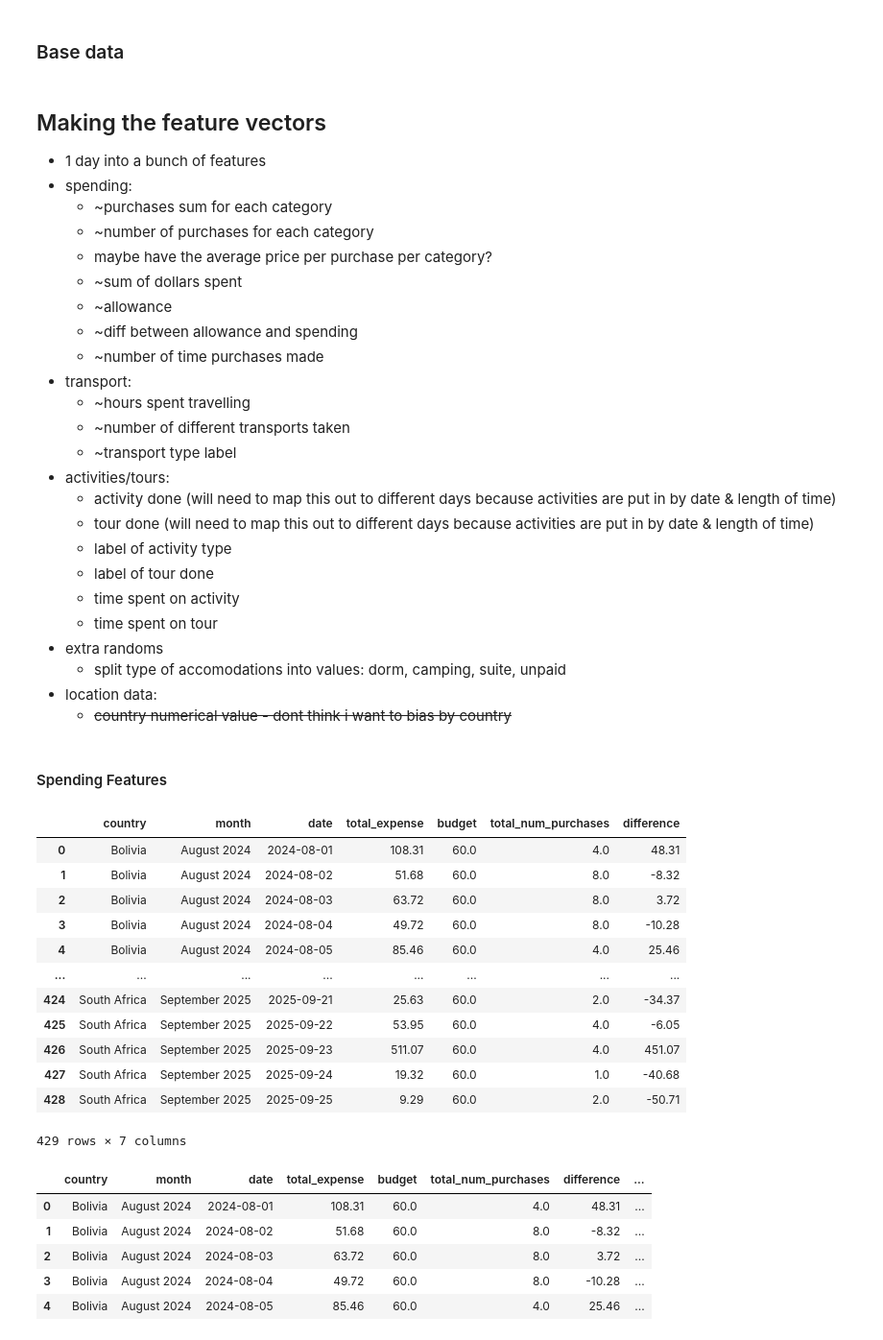
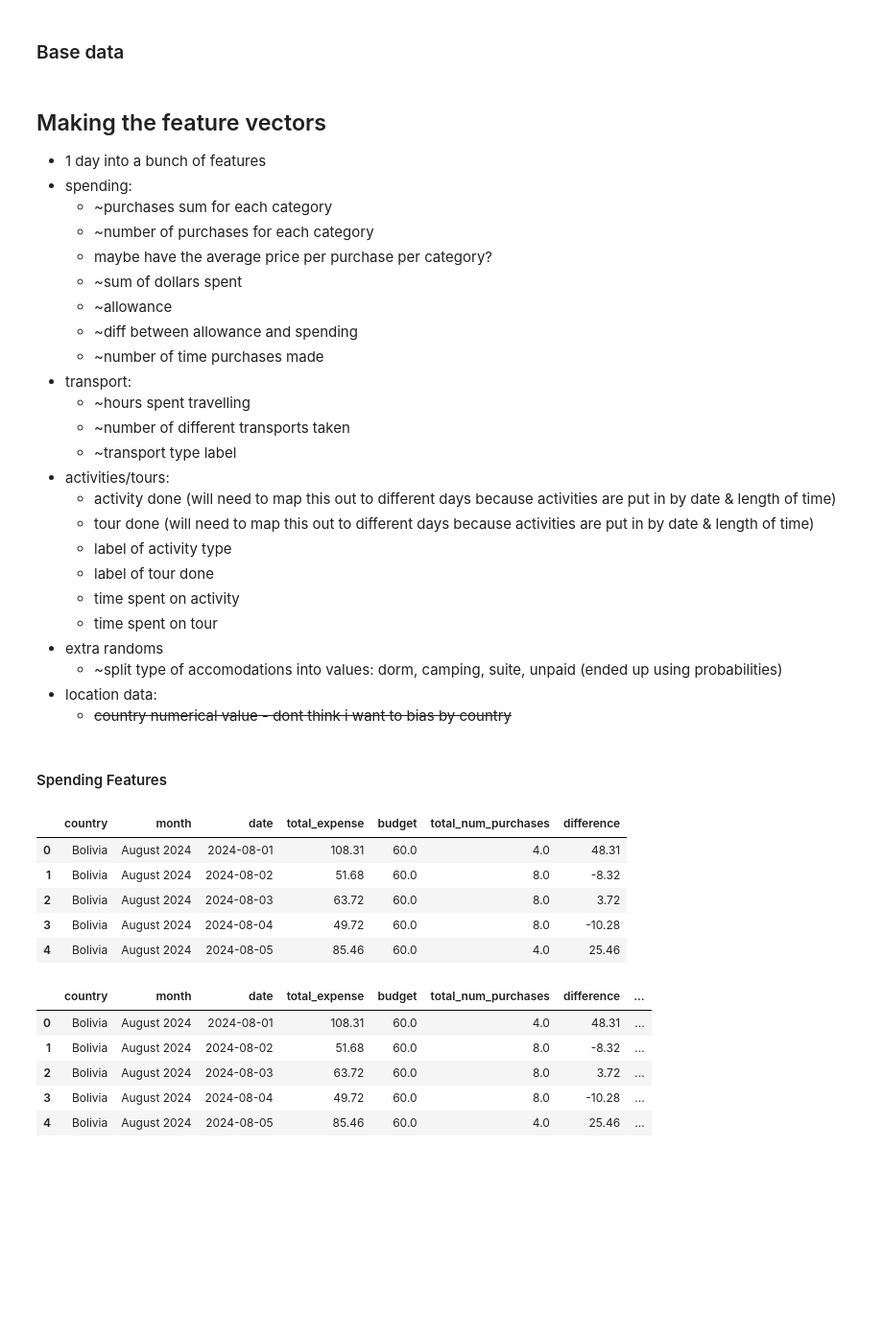
Before and after one commit to SunnyWillert18/floating-in-space, a Jupyter notebook: nbs/travel_personas.ipynb, the cells around one changed output. Shown at 96% size. Saved outputs shown, nothing was run; the diff lists cells and outputs as text; code cells hidden in the pictures; blank space fills up the shorter version.

```diff
--- a/nbs/travel_personas.ipynb
+++ b/nbs/travel_personas.ipynb
@@ -183,7 +199,7 @@ transport['type'] = transport['type'].str.replace('bus ','bus')
   - time spent on activity
   - time spent on tour
 - extra randoms
-  - split type of accomodations into values: dorm, camping, suite, unpaid
+  - ~split type of accomodations into values: dorm, camping, suite, unpaid (ended up using probabilities)
 - location data:
   - ~~country numerical value - dont think i want to bias by country~~
 # %% [markdown]
@@ -206,21 +222,14 @@ mpiv = mpiv.rename(columns={
 # get budget/spending difference
 mpiv['difference'] = mpiv.total_expense - mpiv.budget
 # %%
-mpiv
+mpiv.head()
 # %% [output]
 |  | country | month | date | total_expense | budget | total_num_purchases | difference |
 | 0 | Bolivia | August 2024 | 2024-08-01 | 108.31 | 60.0 | 4.0 | 48.31 |
 | 1 | Bolivia | August 2024 | 2024-08-02 | 51.68 | 60.0 | 8.0 | -8.32 |
 | 2 | Bolivia | August 2024 | 2024-08-03 | 63.72 | 60.0 | 8.0 | 3.72 |
 | 3 | Bolivia | August 2024 | 2024-08-04 | 49.72 | 60.0 | 8.0 | -10.28 |
 | 4 | Bolivia | August 2024 | 2024-08-05 | 85.46 | 60.0 | 4.0 | 25.46 |
-| ... | ... | ... | ... | ... | ... | ... | ... |
-| 424 | South Africa | September 2025 | 2025-09-21 | 25.63 | 60.0 | 2.0 | -34.37 |
-| 425 | South Africa | September 2025 | 2025-09-22 | 53.95 | 60.0 | 4.0 | -6.05 |
-| 426 | South Africa | September 2025 | 2025-09-23 | 511.07 | 60.0 | 4.0 | 451.07 |
-| 427 | South Africa | September 2025 | 2025-09-24 | 19.32 | 60.0 | 1.0 | -40.68 |
-| 428 | South Africa | September 2025 | 2025-09-25 | 9.29 | 60.0 | 2.0 | -50.71 |
-429 rows × 7 columns
 # %%
 # do some data simplification
 money_copy = money.copy()
```
Also changed, not shown: parts of 35 cells of this notebook.
